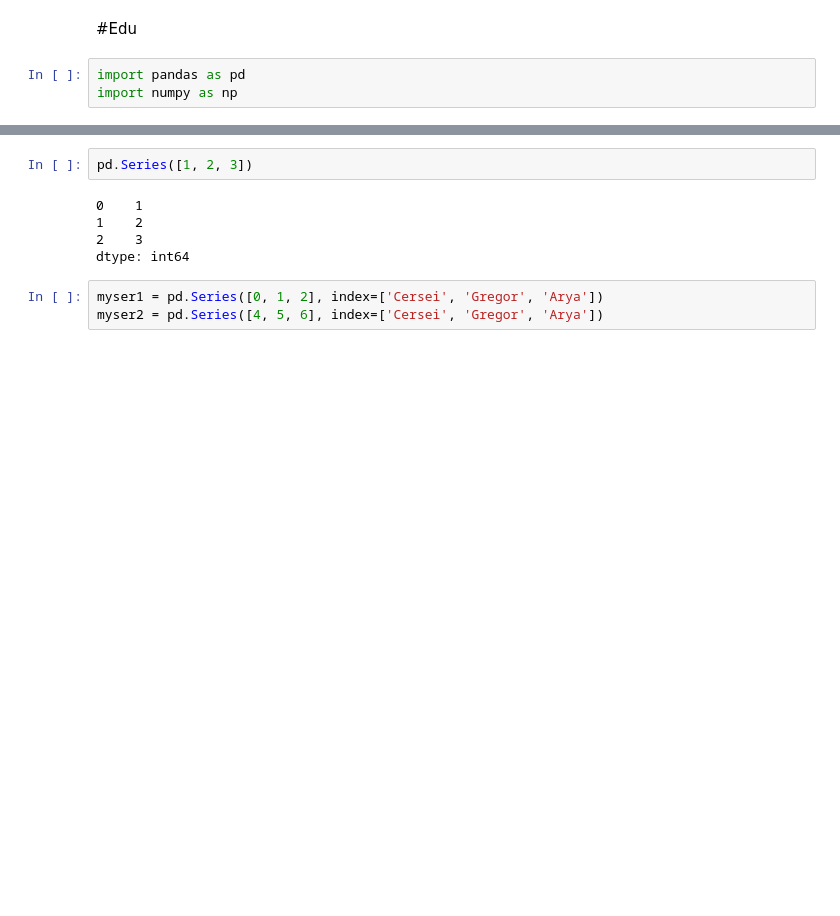
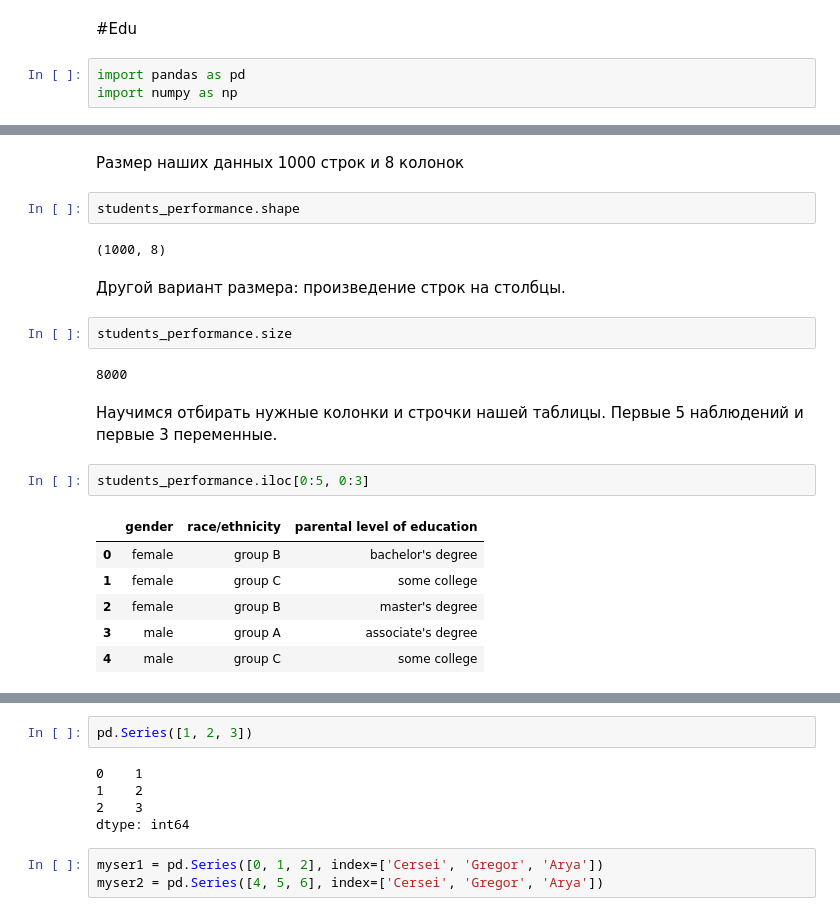
Before and after one commit to nedokormysh/Stepik_Karpov_ML, a Jupyter notebook: Stepik_pandas_dataframes.ipynb, the cells around one changed output, grey strips where cells are left out. Saved outputs shown, nothing was run; the diff lists cells and outputs as text; blank space fills up the shorter version.

```diff
--- a/Stepik_pandas_dataframes.ipynb
+++ b/Stepik_pandas_dataframes.ipynb
@@ -122,0 +68,24 @@ pandas.core.series.Series
+# %% [markdown]
+Размер наших данных 1000 строк и 8 колонок
+# %%
+students_performance.shape
+# %% [output]
+(1000, 8)
+# %% [markdown]
+Другой вариант размера: произведение строк на столбцы.
+# %%
+students_performance.size
+# %% [output]
+8000
+# %% [markdown]
+Научимся отбирать нужные колонки и строчки нашей таблицы.
+Первые 5 наблюдений и первые 3 переменные.
+# %%
+students_performance.iloc[0:5, 0:3]
+# %% [output]
+|  | gender | race/ethnicity | parental level of education |
+| 0 | female | group B | bachelor's degree |
+| 1 | female | group C | some college |
+| 2 | female | group B | master's degree |
+| 3 | male | group A | associate's degree |
+| 4 | male | group C | some college |
```
Also changed, not shown: parts of 59 cells of this notebook.
